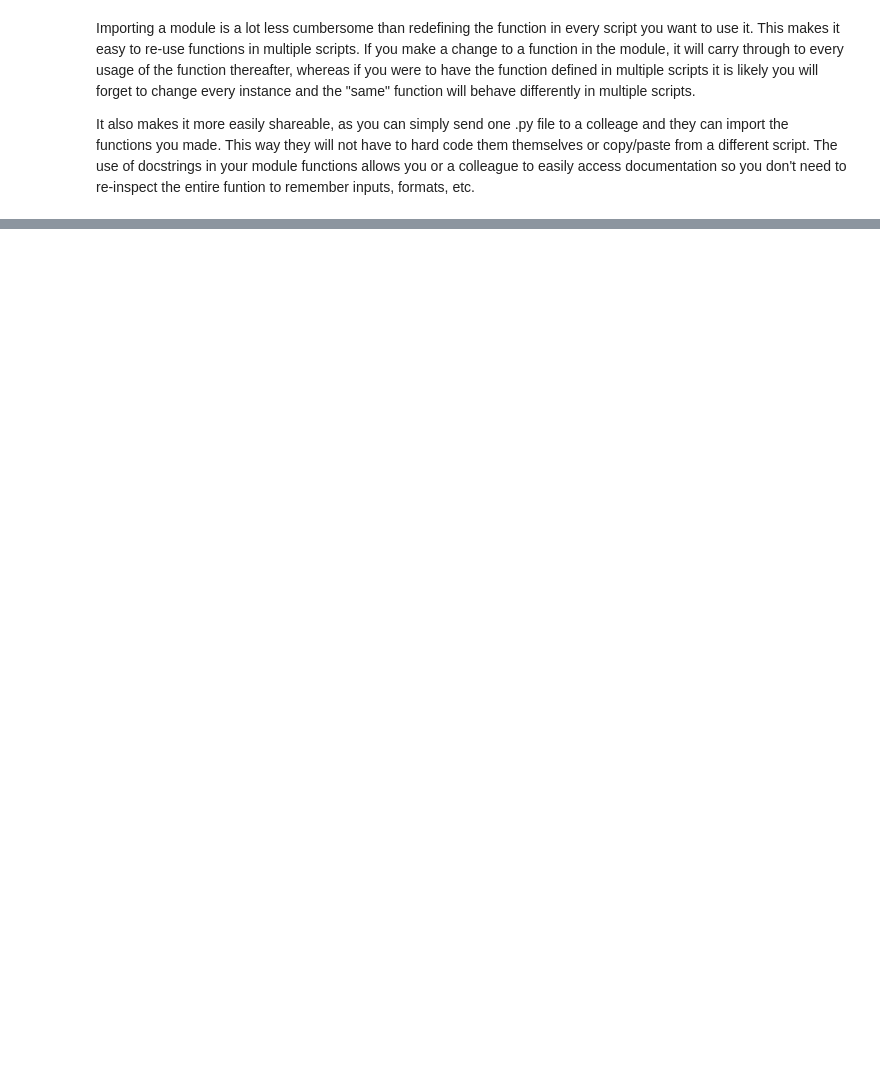
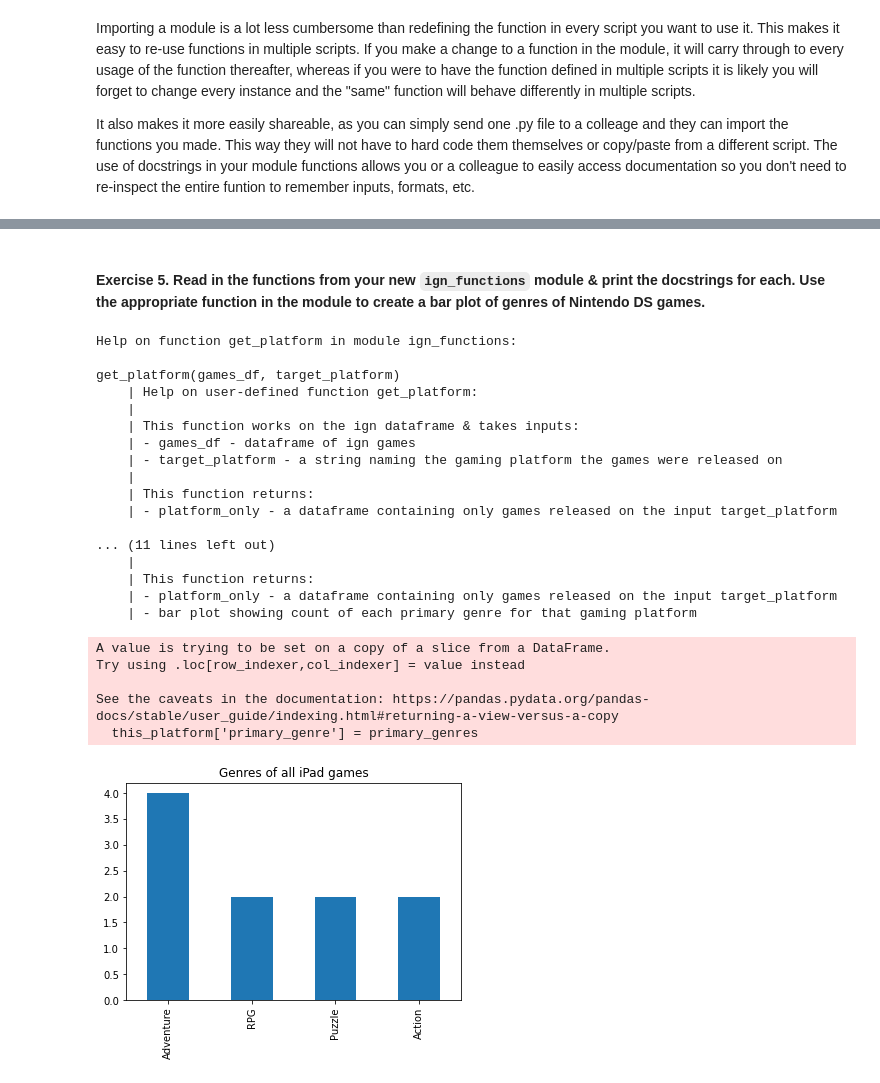
Before and after one commit to ohcrud/intermediate_python, a Jupyter notebook: sprint-1/practice-3/sprint-1-practice-3.ipynb, the cells around one changed output, grey strips where cells are left out. Saved outputs shown, nothing was run; the diff lists cells and outputs as text; code cells hidden in the pictures; blank space fills up the shorter version.

```diff
--- a/sprint-1/practice-3/sprint-1-practice-3.ipynb
+++ b/sprint-1/practice-3/sprint-1-practice-3.ipynb
@@ -560,0 +567,37 @@ It also makes it more easily shareable, as you can simply send one .py file to a
+# %% [markdown]
+#### Exercise 5. Read in the functions from your new `ign_functions` module & print the docstrings for each. Use the appropriate function in the module to create a bar plot of genres of Nintendo DS games.
+# %%
+### BEGIN SOLUTION
+
+import ign_functions
+
+help(ign_functions.get_platform)
+help(ign_functions.bar_plot_genres)
+
+ign_functions.bar_plot_genres(ign, 'iPad')
+
+### END SOLUTION
+# %% [output]
+Help on function get_platform in module ign_functions:
+
+get_platform(games_df, target_platform)
+    | Help on user-defined function get_platform:
+    |
+    | This function works on the ign dataframe & takes inputs:
+    | - games_df - dataframe of ign games
+    | - target_platform - a string naming the gaming platform the games were released on
+    |
+    | This function returns:
+    | - platform_only - a dataframe containing only games released on the input target_platform
+
+... (11 lines left out)
+    |
+    | This function returns:
+    | - platform_only - a dataframe containing only games released on the input target_platform
+    | - bar plot showing count of each primary genre for that gaming platform
+A value is trying to be set on a copy of a slice from a DataFrame.
+Try using .loc[row_indexer,col_indexer] = value instead
+
+See the caveats in the documentation: https://pandas.pydata.org/pandas-docs/stable/user_guide/indexing.html#returning-a-view-versus-a-copy
+  this_platform['primary_genre'] = primary_genres
+[figure, added]
```
Also changed, not shown: parts of 30 cells of this notebook, 1 other file.
